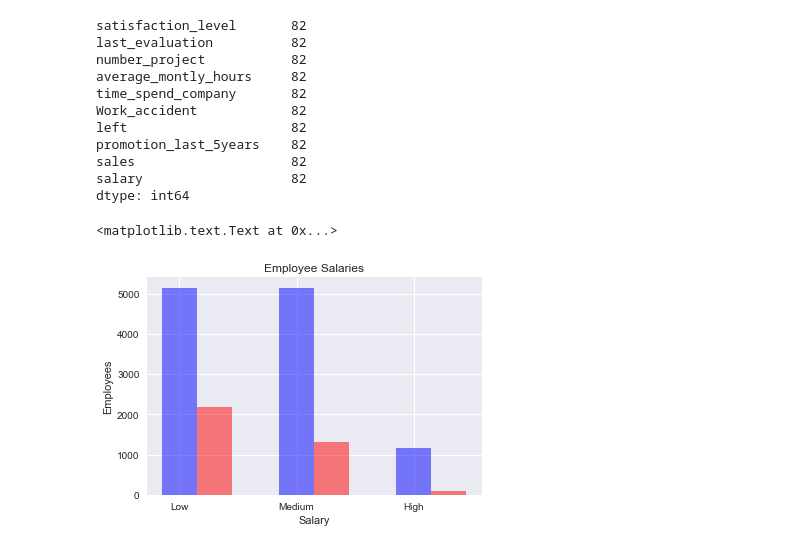
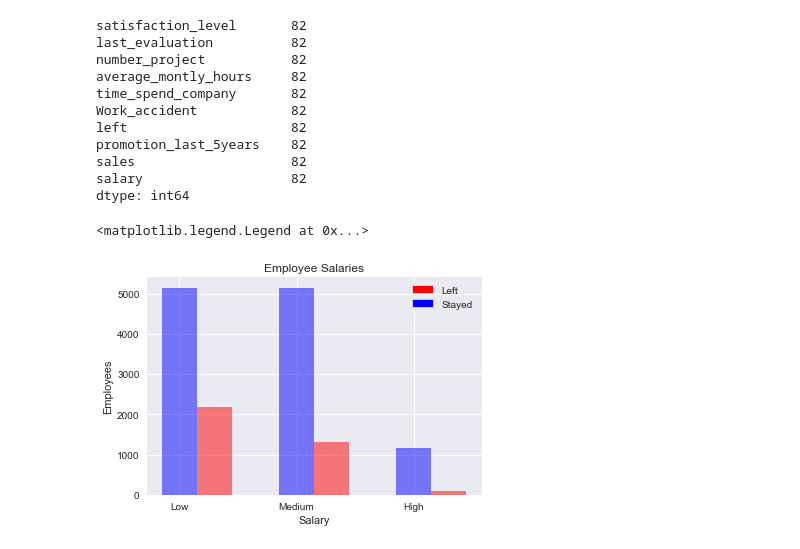
Before and after one commit to conb1299/Draft-1, a Jupyter notebook: Draft 1.ipynb, the cells around one changed output. Drawn from its saved outputs; the diff is of its cells as text; code cells hidden in the pictures.

```diff
--- a/Draft 1.ipynb
+++ b/Draft 1.ipynb
@@ -224,19 +230,20 @@ salary                   82
 dtype: int64
 # %%
 #Now we can see how many employees left the company from each salary point.
+import matplotlib.patches as mpatches
 sal_left =[2172,1317,82]
 sal_stayed =[(7316-2172),(6446-1317),(1237-82)]
 objects = ('Low', 'Medium','High')
 y_pos =np.arange(len(objects))
 plt.bar(y_pos, sal_stayed, align='center', alpha=0.5, width=.3, color='b', label= 'Stayed With Company')
 plt.bar(y_pos+.3, sal_left, align='center', alpha=0.5, width=.3, color ='r', label='Left Company')
 plt.xticks(y_pos, objects)
 plt.ylabel('Employees')
 plt.xlabel('Salary')
 plt.title('Employee Salaries')
-plt.legend(loc='upper right')
-
-#Add legend
+red = mpatches.Patch(color='r', label='Left')
+blue = mpatches.Patch(color='b', label='Stayed')
+plt.legend(handles=[red, blue])
 # %% [output]
-<matplotlib.text.Text at 0x...>
+<matplotlib.legend.Legend at 0x...>
-[figure, old version]
+[figure, new version]
```
Also changed, not shown: parts of 34 cells of this notebook.
